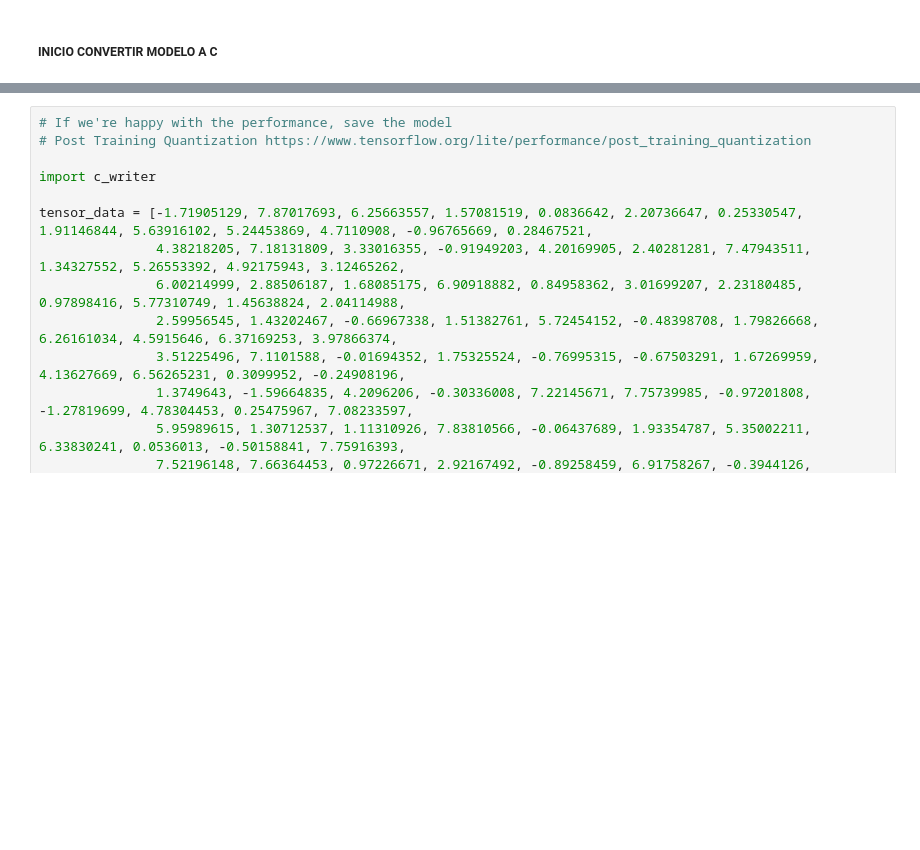
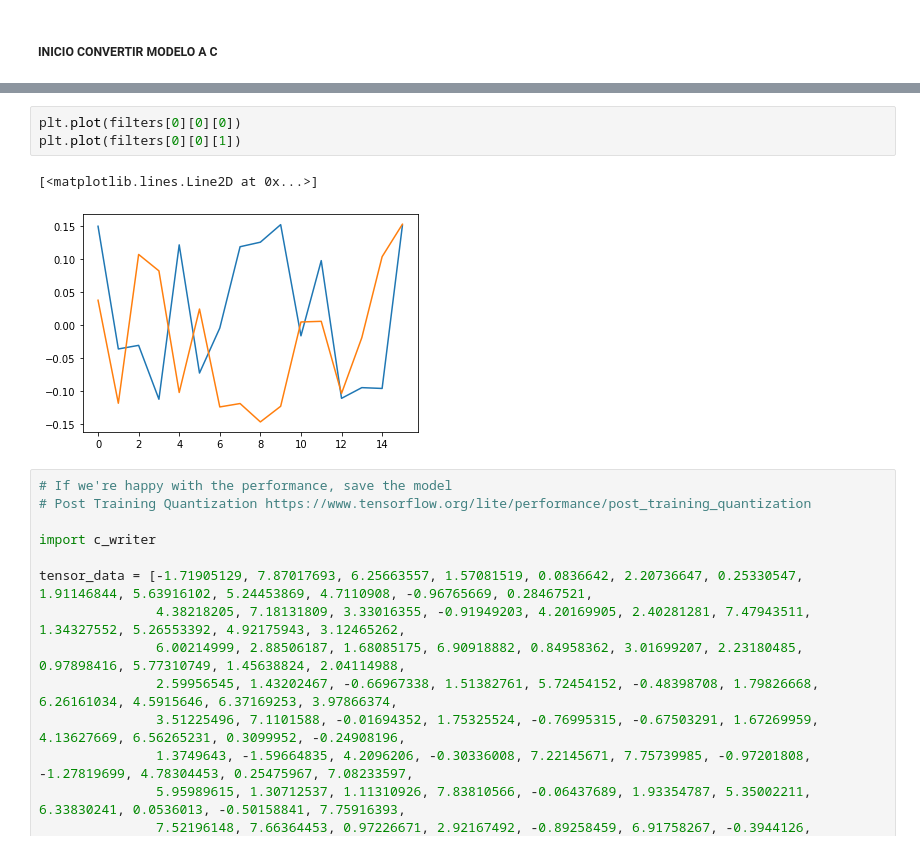
Before and after one commit to ferrcho024/Objetive_1, a Jupyter notebook: Data Interpolation/Full-stack.ipynb, the cells around one changed output, grey strips where cells are left out. Drawn from its saved outputs; the diff is of its cells as text; blank space fills up the shorter version.

```diff
--- a/Data Interpolation/Full-stack.ipynb
+++ b/Data Interpolation/Full-stack.ipynb
@@ -425,3 +484,9 @@ array([[[7.86483907]]])
+# %%
+plt.plot(filters[0][0][0])
+plt.plot(filters[0][0][1])
+# %% [output]
+[<matplotlib.lines.Line2D at 0x...>]
+[figure, added]
 # %%
 # If we're happy with the performance, save the model
 # Post Training Quantization https://www.tensorflow.org/lite/performance/post_training_quantization
```
Also changed, not shown: parts of 10 cells of this notebook, 9 other files.
